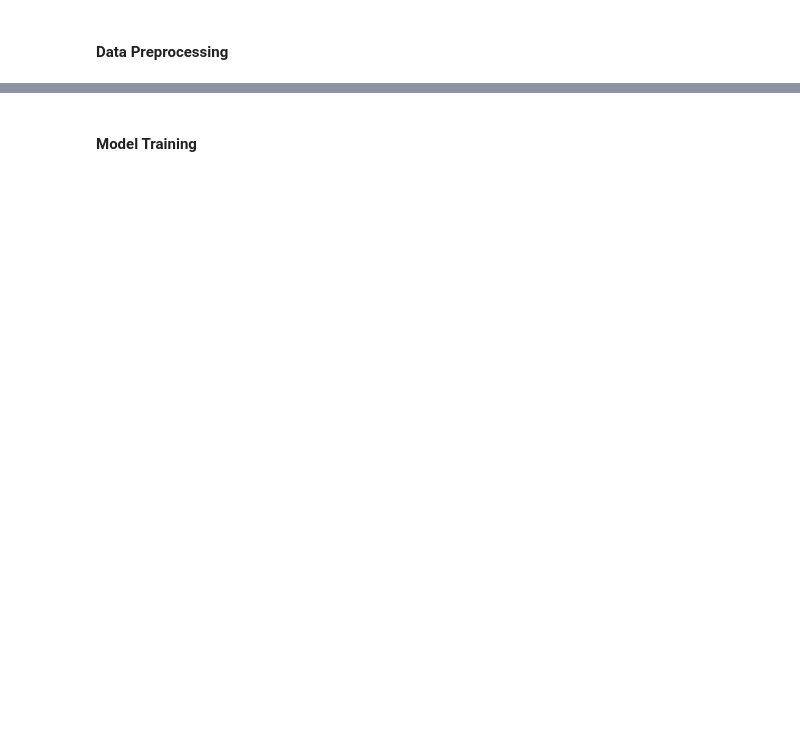
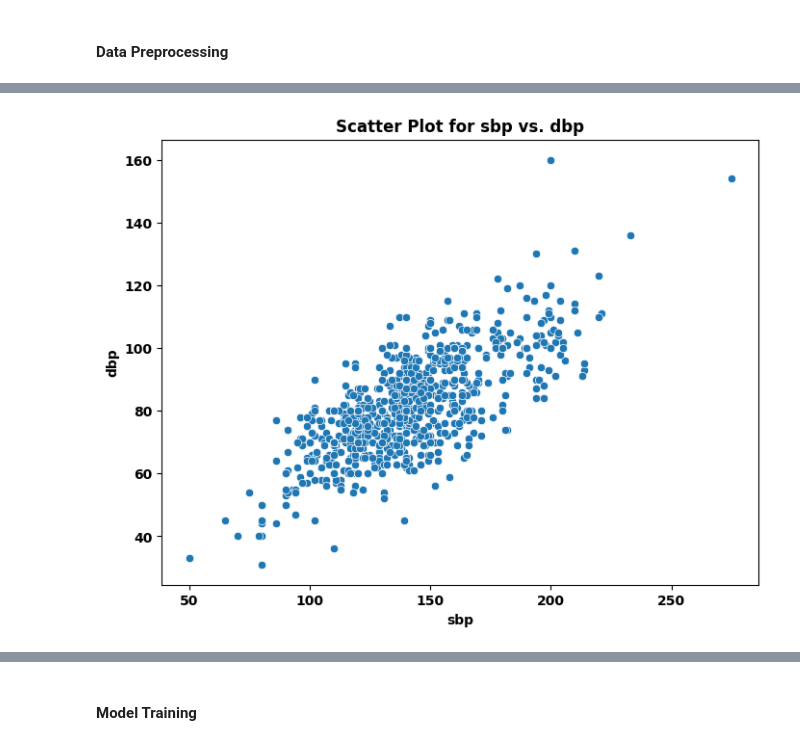
Before and after one commit to sanathhiremath/hospitalization-prediction, a Jupyter notebook: HospitalizationPrediction.ipynb, the cells around one changed output, grey strips where cells are left out. Cells and saved outputs as stored; diff of their text form; code cells hidden in the pictures; blank space fills up the shorter version.

```diff
--- a/HospitalizationPrediction.ipynb
+++ b/HospitalizationPrediction.ipynb
@@ -87,3 +129,11 @@ data.info()
+# %%
+# Assuming 'sbp' and 'dbp' are related
+plt.figure(figsize=(8, 6))
+sns.scatterplot(x='sbp', y='dbp', data=data)
+plt.title('Scatter Plot for sbp vs. dbp')
+plt.show()
+# %% [output]
+[figure, added]
 # %%
 def missingValues(data):
     variables_NA = [col for col in data.columns if data[col].isnull().sum() > 0]
```
Also changed, not shown: parts of 65 cells of this notebook, 8 other files.
